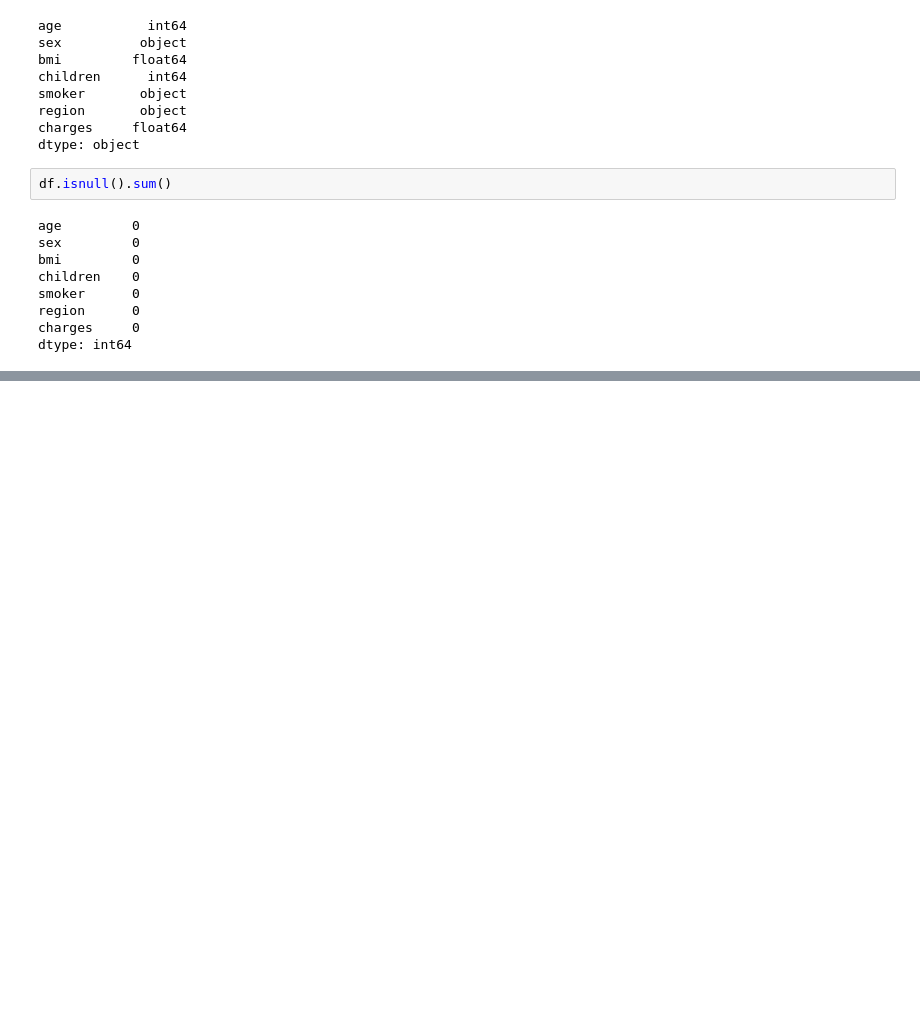
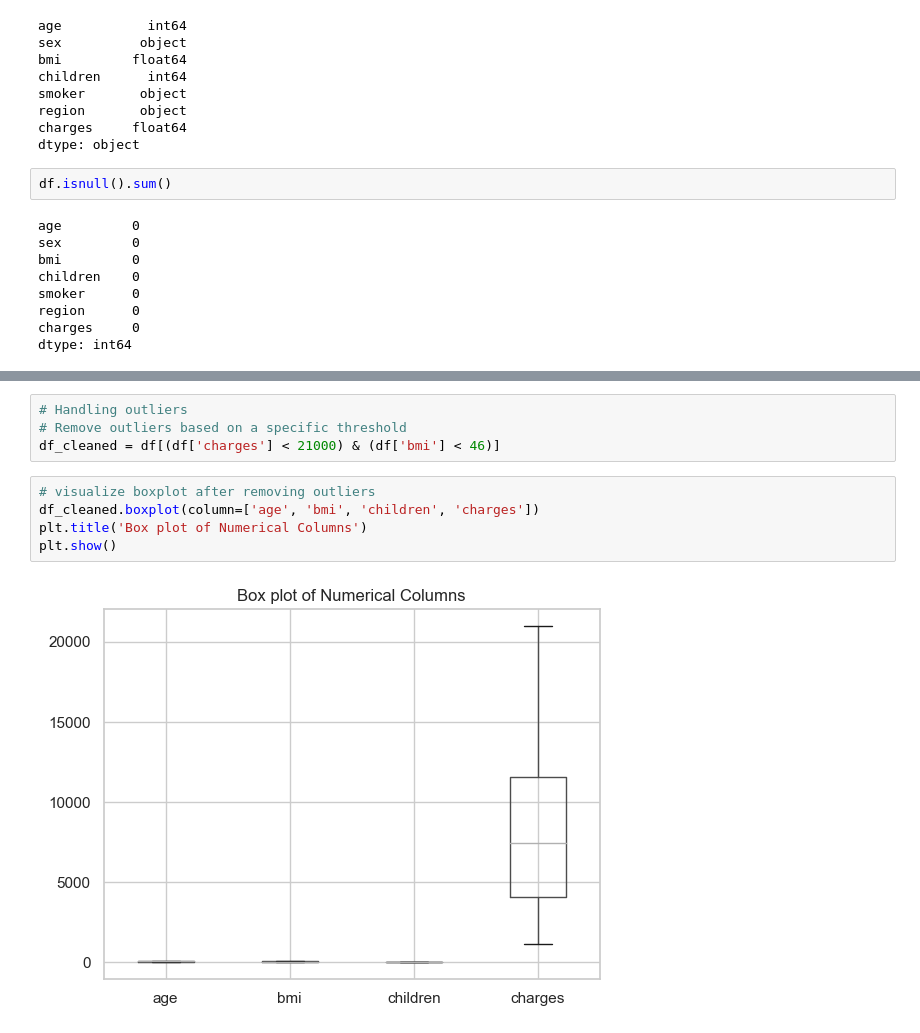
Before and after one commit to thassung/Medical_prediction, a Jupyter notebook: medical insurance.ipynb, the cells around one changed output, grey strips where cells are left out. Saved outputs shown, nothing was run; the diff lists cells and outputs as text; blank space fills up the shorter version.

```diff
--- a/medical insurance.ipynb
+++ b/medical insurance.ipynb
@@ -73,3 +73,14 @@ plt.show()
+# %%
+# Handling outliers
+# Remove outliers based on a specific threshold
+df_cleaned = df[(df['charges'] < 21000) & (df['bmi'] < 46)]
+# %%
+# visualize boxplot after removing outliers
+df_cleaned.boxplot(column=['age', 'bmi', 'children', 'charges'])
+plt.title('Box plot of Numerical Columns')
+plt.show()
+# %% [output]
+[figure, added]
 # %%
 sns.set(style='whitegrid')
 f, ax = plt.subplots(1,1, figsize=(12, 8))
```
Also changed, not shown: parts of 16 cells of this notebook.
